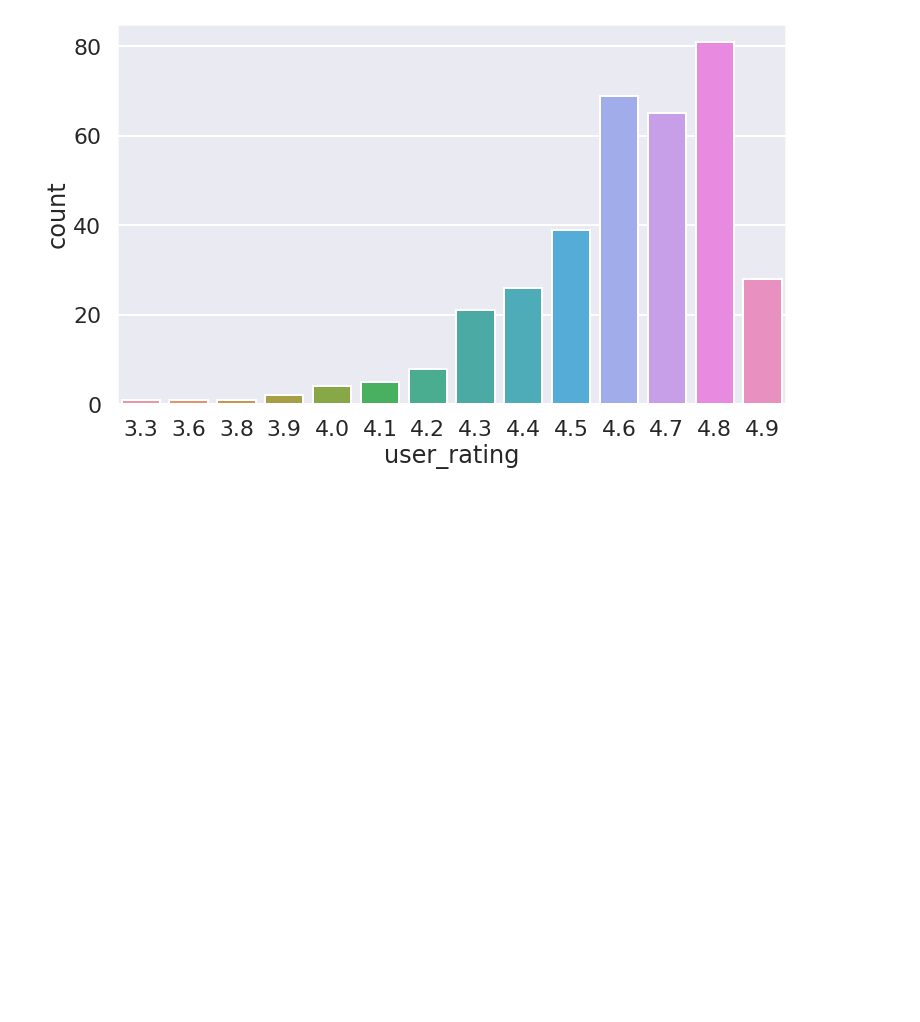
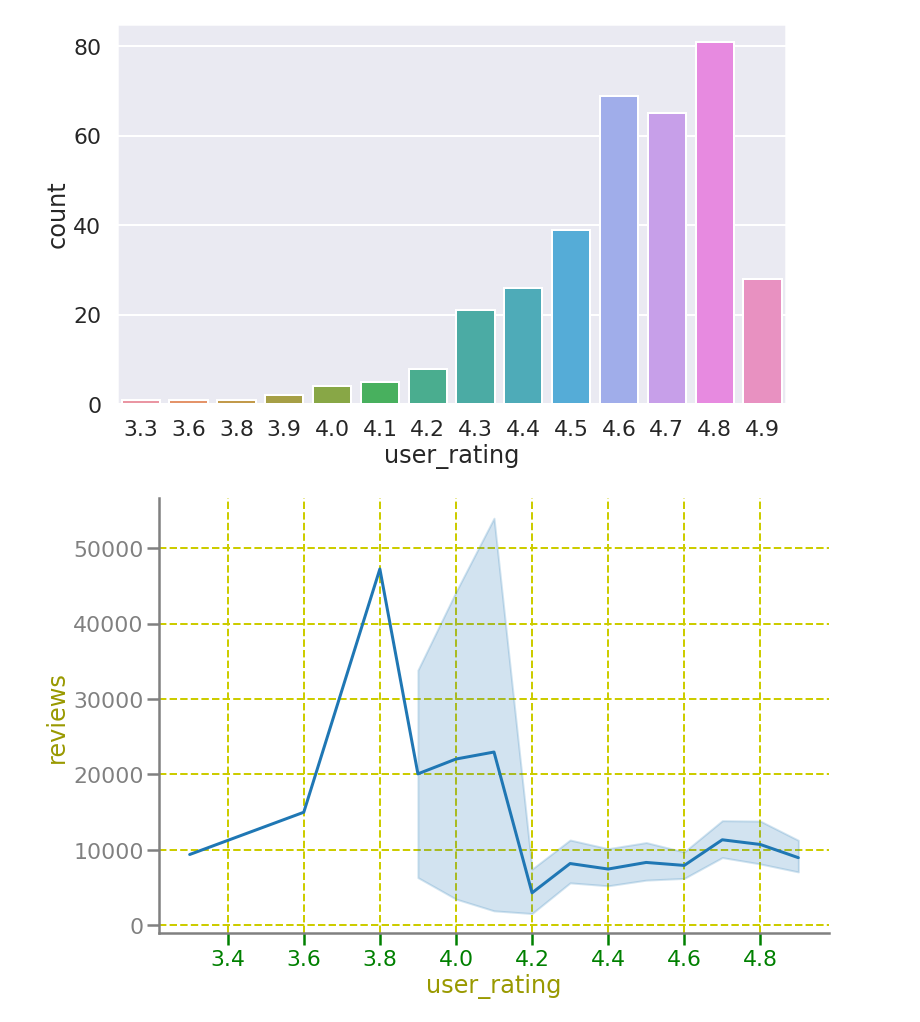
Before and after one commit to PavelStelmakhV/hw303-data-visualization, a Jupyter notebook: Hw2.3.ipynb, the cells around one changed output. Cells and saved outputs as stored; diff of their text form; code cells hidden in the pictures; blank space fills up the shorter version.

```diff
--- a/Hw2.3.ipynb
+++ b/Hw2.3.ipynb
@@ -273,3 +273,12 @@ sns.countplot(x='user_rating', data=df_no_duplicated)
 plt.show()
 # %% [output]
 [figure]
+# %%
+%matplotlib inline
+plt.figure(figsize = (12,8))
+sns.set_style("ticks",  {'axes.labelcolor':"(0.6,0.6,0)", 'axes.edgecolor':'grey', 'ytick.color':'grey', 'xtick.color':'green', 'axes.grid': True,'grid.color': '(0.8,0.8,0)', 'grid.linestyle': '--'})
+sns.lineplot(x="user_rating", y="reviews", data=df_no_duplicated)
+sns.despine()
+plt.show()
+# %% [output]
+[figure, added]
```
Also changed, not shown: parts of 2 cells of this notebook.
